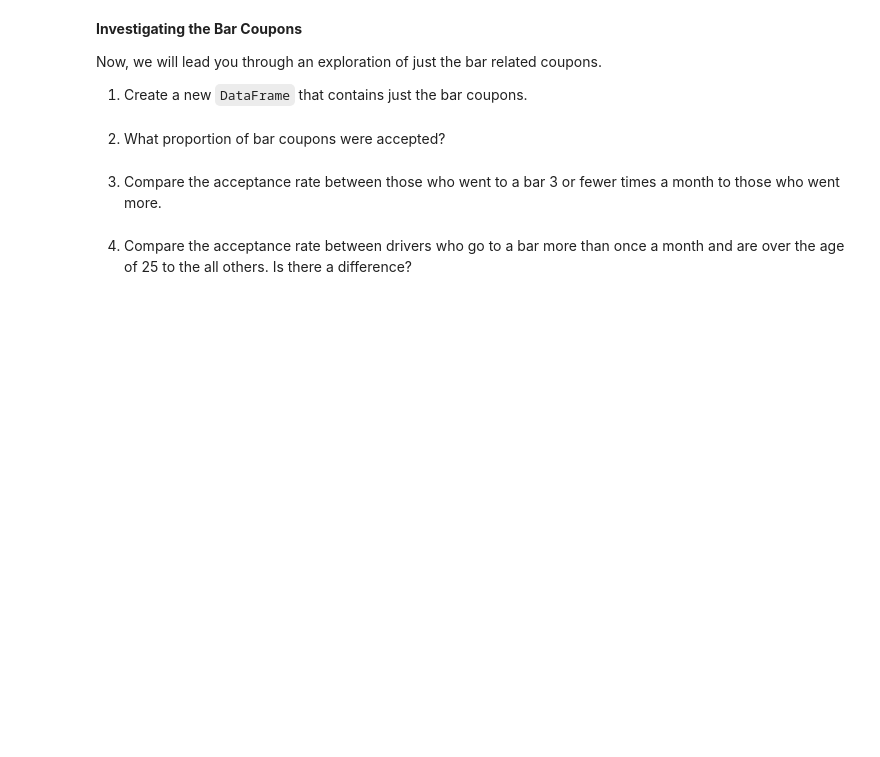
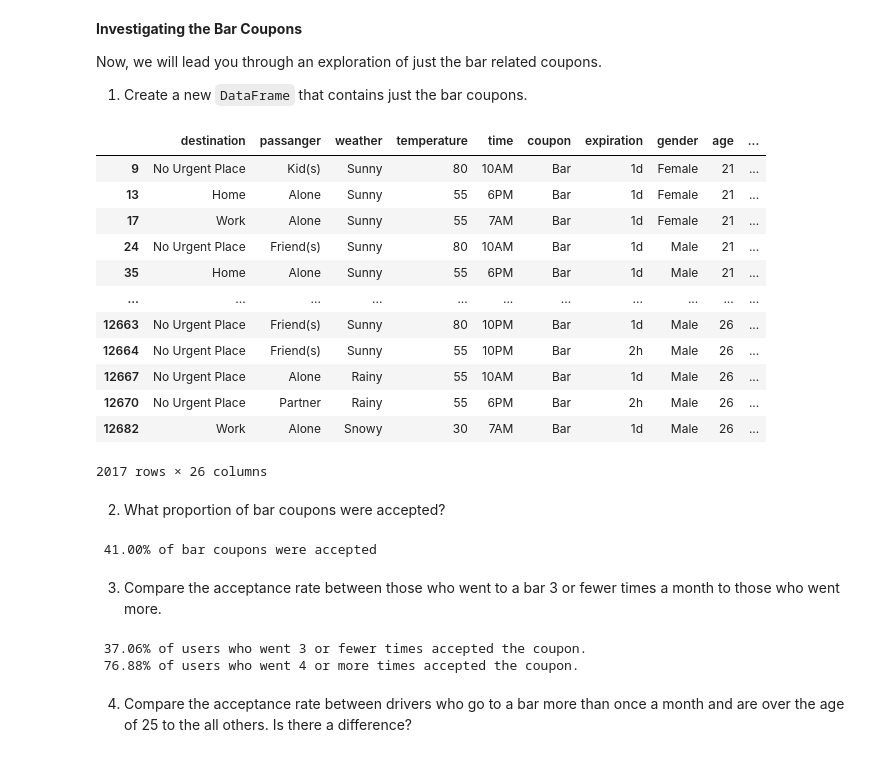
Before and after one commit to siraj-ahmed-cal/practical-application-1, a Jupyter notebook: prompt.ipynb, the cells around one changed output. Cells and saved outputs as stored; diff of their text form; code cells hidden in the pictures; blank space fills up the shorter version.

```diff
--- a/prompt.ipynb
+++ b/prompt.ipynb
@@ -93,5 +225,22 @@ data.head()
 Now, we will lead you through an exploration of just the bar related coupons.
 
 1. Create a new `DataFrame` that contains just the bar coupons.
+# %%
+bar_coupons = data[data['coupon'] == 'Bar']
+bar_coupons
+# %% [output]
+|  | destination | passanger | weather | temperature | time | coupon | expiration | gender | age | ... |
+| 9 | No Urgent Place | Kid(s) | Sunny | 80 | 10AM | Bar | 1d | Female | 21 | ... |
+| 13 | Home | Alone | Sunny | 55 | 6PM | Bar | 1d | Female | 21 | ... |
+| 17 | Work | Alone | Sunny | 55 | 7AM | Bar | 1d | Female | 21 | ... |
+| 24 | No Urgent Place | Friend(s) | Sunny | 80 | 10AM | Bar | 1d | Male | 21 | ... |
+| 35 | Home | Alone | Sunny | 55 | 6PM | Bar | 1d | Male | 21 | ... |
+| ... | ... | ... | ... | ... | ... | ... | ... | ... | ... | ... |
+| 12663 | No Urgent Place | Friend(s) | Sunny | 80 | 10PM | Bar | 1d | Male | 26 | ... |
+| 12664 | No Urgent Place | Friend(s) | Sunny | 55 | 10PM | Bar | 2h | Male | 26 | ... |
+| 12667 | No Urgent Place | Alone | Rainy | 55 | 10AM | Bar | 1d | Male | 26 | ... |
+| 12670 | No Urgent Place | Partner | Rainy | 55 | 6PM | Bar | 2h | Male | 26 | ... |
+| 12682 | Work | Alone | Snowy | 30 | 7AM | Bar | 1d | Male | 26 | ... |
+2017 rows × 26 columns
 # %% [markdown]
 2. What proportion of bar coupons were accepted?
@@ -98,4 +251,20 @@ Now, we will lead you through an exploration of just the bar related coupons.
+# %%
+accepted_bar_coupons_pct = bar_coupons['Y'].mean()
+print(f'{acceptance_rate(bar_coupons)} of bar coupons were accepted')
+# %% [output]
+ 41.00% of bar coupons were accepted
 # %% [markdown]
 3. Compare the acceptance rate between those who went to a bar 3 or fewer times a month to those who went more.
+# %%
+# Filter out NaN
+bar_coupons = bar_coupons[bar_coupons['Bar'].notnull()]
+three_or_fewer = ['never', 'less1', '1~3']
+three_or_fewer_acceptance = bar_coupons.query('Bar in @three_or_fewer')
+four_or_more_acceptance = bar_coupons.query('Bar not in @three_or_fewer')
+print(f'{acceptance_rate(three_or_fewer_acceptance)} of users who went 3 or fewer times accepted the coupon.')
+print(f'{acceptance_rate(four_or_more_acceptance)} of users who went 4 or more times accepted the coupon.')
+# %% [output]
+ 37.06% of users who went 3 or fewer times accepted the coupon.
+ 76.88% of users who went 4 or more times accepted the coupon.
 # %% [markdown]
 4. Compare the acceptance rate between drivers who go to a bar more than once a month and are over the age of 25 to the all others.  Is there a difference?
```
Also changed, not shown: parts of 24 cells of this notebook.
